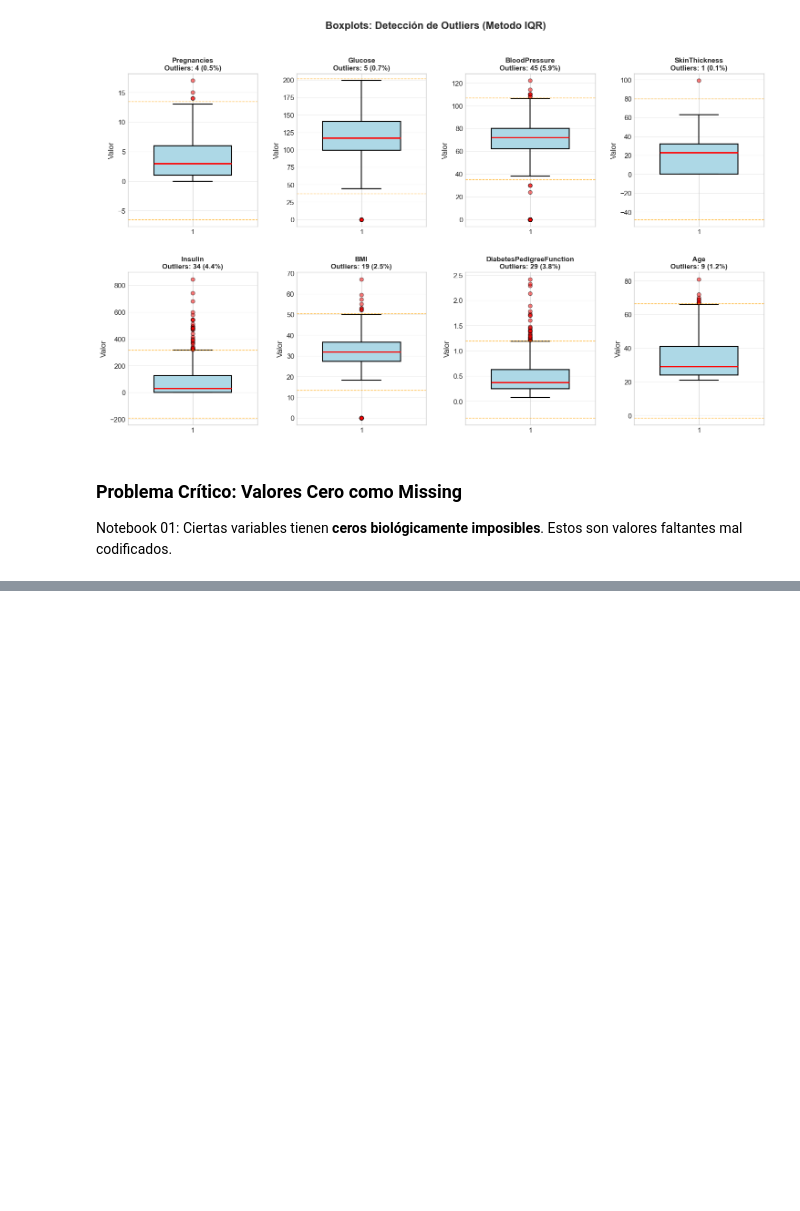
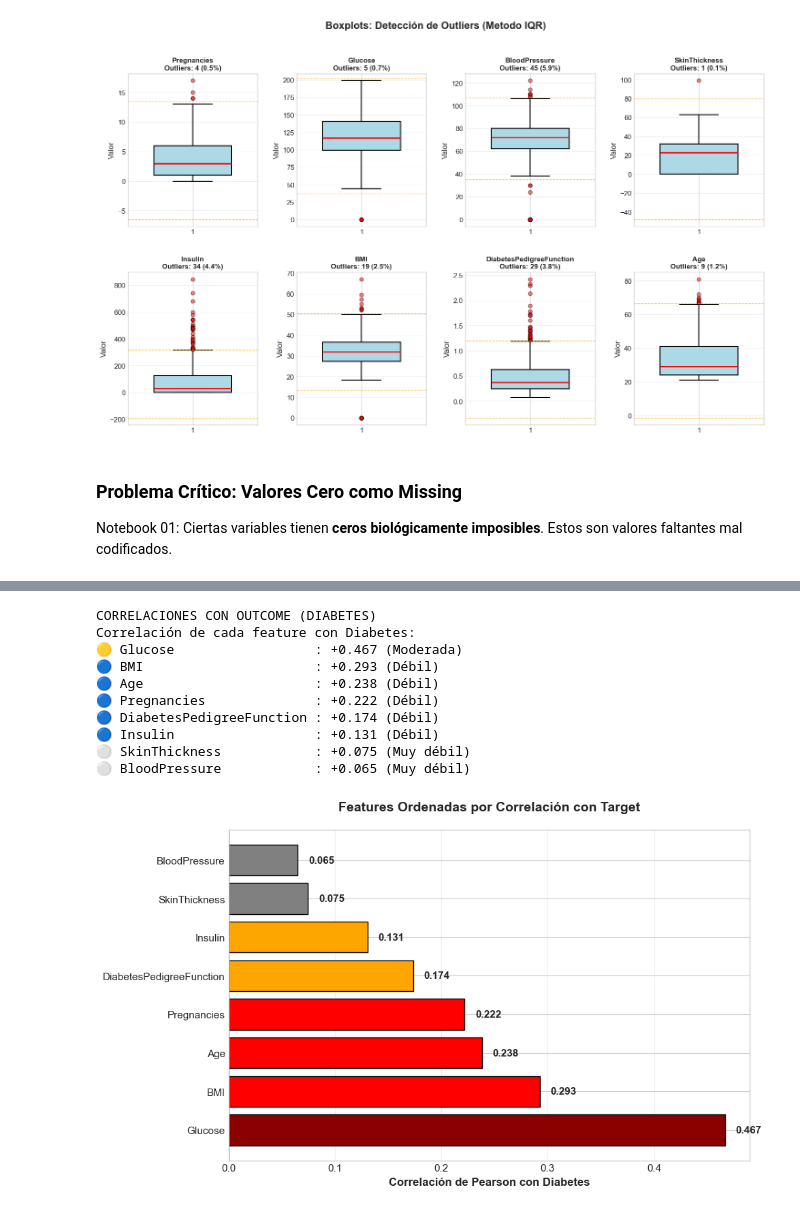
Before and after one commit to angel-rom444/diabetes-risk-predictor, a Jupyter notebook: notebooks/02_exploratory_data_analysis.ipynb, the cells around one changed output, grey strips where cells are left out. Drawn from its saved outputs; the diff is of its cells as text; code cells hidden in the pictures; blank space fills up the shorter version.

```diff
--- a/notebooks/02_exploratory_data_analysis.ipynb
+++ b/notebooks/02_exploratory_data_analysis.ipynb
@@ -258,0 +331,58 @@ Estos son valores faltantes mal codificados.
+# %%
+# CORRELACIONES MÁS FUERTES CON TARGET (OUTCOME)
+
+print("CORRELACIONES CON OUTCOME (DIABETES)")
+
+# Correlaciones con target
+target_corr = corr_matrix["Outcome"].drop("Outcome").sort_values(ascending=False)
+
+print("Correlación de cada feature con Diabetes:")
+for feat, corr_val in target_corr.items():
+    #Interpretar fuerza
+    if abs(corr_val) < 0.1:
+        strength = "Muy débil"
+        emoji = "⚪"
+    elif abs(corr_val) < 0.3:
+        strength = "Débil"
+        emoji = "🔵"
+    elif abs(corr_val) < 0.5:
+        strength = "Moderada"
+        emoji = "🟡"
+    else:
+        strength = "Fuerte"
+        emoji = "🔴"
+
+    print(f'{emoji} {feat:25s}: {corr_val:+.3f} ({strength})')
+
+
+# Visualización
+fig, ax = plt.subplots(figsize=(10,6))
+colors = ["darkred" if x > 0.3 else "red" if x > 0.2 else "orange" if x > 0.1 else "gray"
+         for x in target_corr.values]
+bars = ax.barh(target_corr.index, target_corr.values, color=colors, edgecolor="black", linewidth=1)
+ax.set_xlabel("Correlación de Pearson con Diabetes", fontsize=12, fontweight="bold")
+ax.set_title("Features Ordenadas por Correlación con Target", fontsize=14, fontweight="bold", pad=20)
+ax.axvline(x=0, color="black", linewidth=1)
+ax.grid(axis="x", alpha=0.3)
+
+# Agregar valores
+for bar in bars:
+    width = bar.get_width()
+    ax.text(width + 0.01 if width > 0 else width - 0.01, bar.get_y() + bar.get_height()/2,
+           f'{width:.3f}', ha="left" if width > 0 else "right", va="center", fontweight="bold")
+
+plt.tight_layout()
+plt.savefig(FIGURES_DIR / '02_correlations_with_target.png', dpi=300, bbox_inches='tight')
+plt.show()
+# %% [output]
+CORRELACIONES CON OUTCOME (DIABETES)
+Correlación de cada feature con Diabetes:
+🟡 Glucose                  : +0.467 (Moderada)
+🔵 BMI                      : +0.293 (Débil)
+🔵 Age                      : +0.238 (Débil)
+🔵 Pregnancies              : +0.222 (Débil)
+🔵 DiabetesPedigreeFunction : +0.174 (Débil)
+🔵 Insulin                  : +0.131 (Débil)
+⚪ SkinThickness            : +0.075 (Muy débil)
+⚪ BloodPressure            : +0.065 (Muy débil)
+[figure, added]
```
Also changed, not shown: parts of 5 cells of this notebook.
